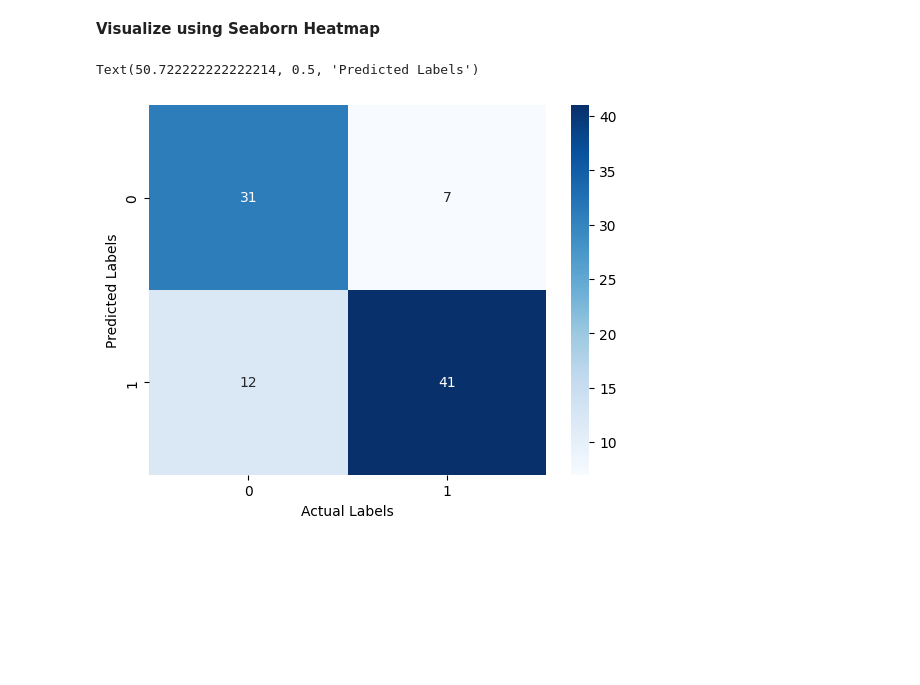
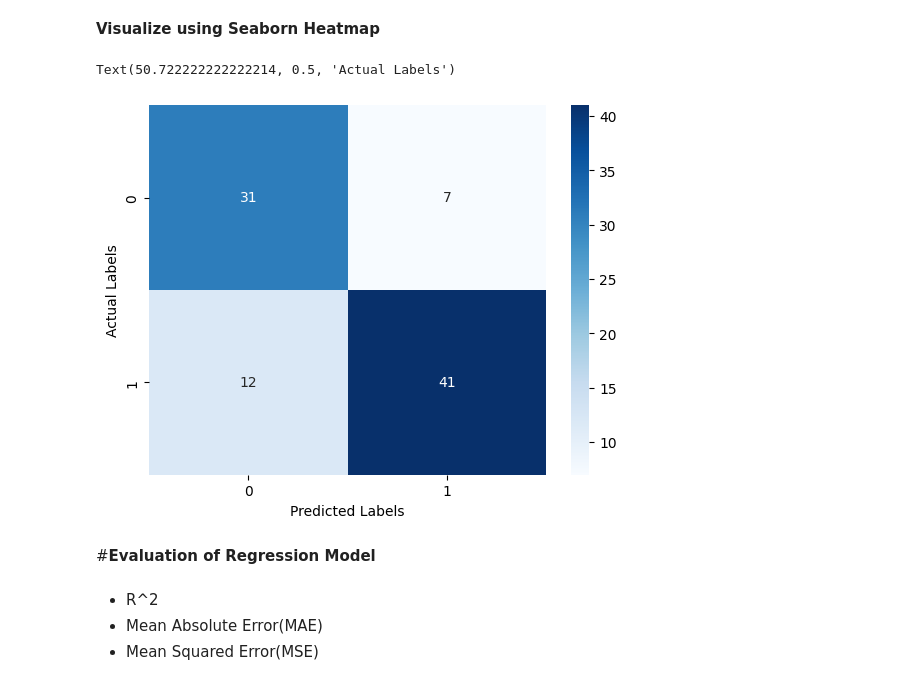
Before and after one commit to Numanur/data-science-ml, a Jupyter notebook: Scikit_Learn.ipynb, the cells around one changed output. Drawn from its saved outputs; the diff is of its cells as text; code cells hidden in the pictures; blank space fills up the shorter version.

Commit message:
regression model

```diff
--- a/Scikit_Learn.ipynb
+++ b/Scikit_Learn.ipynb
@@ -430,11 +431,17 @@ pd.crosstab(y_test, y_pred, rownames=["Actual Labels"], colnames=["Predicted Lab
 # %%
 import seaborn as sns
 
 cfmat = confusion_matrix(y_test, y_pred)
 
 ax = sns.heatmap(cfmat, annot=True, cmap="Blues")
-ax.set_xlabel("Actual Labels")
-ax.set_ylabel("Predicted Labels")
+ax.set_xlabel("Predicted Labels")
+ax.set_ylabel("Actual Labels")
 # %% [output]
-Text(50.722222222222214, 0.5, 'Predicted Labels')
+Text(50.722222222222214, 0.5, 'Actual Labels')
-[figure, old version]
+[figure, new version]
+# %% [markdown]
+#**Evaluation of Regression Model**
+# %% [markdown]
+- R^2
+- Mean Absolute Error(MAE)
+- Mean Squared Error(MSE)
```
Also changed, not shown: parts of 18 cells of this notebook.
